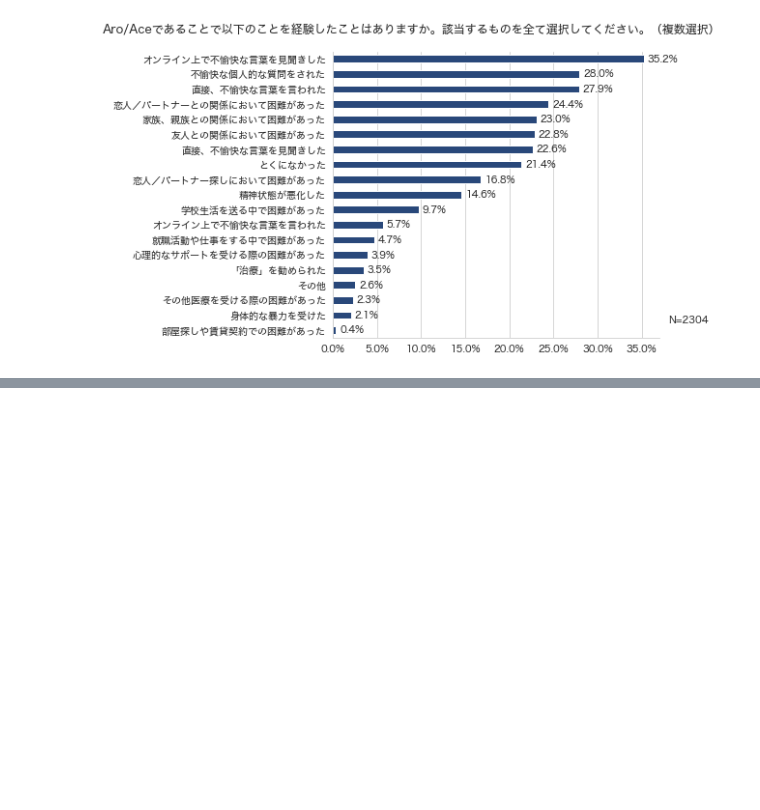
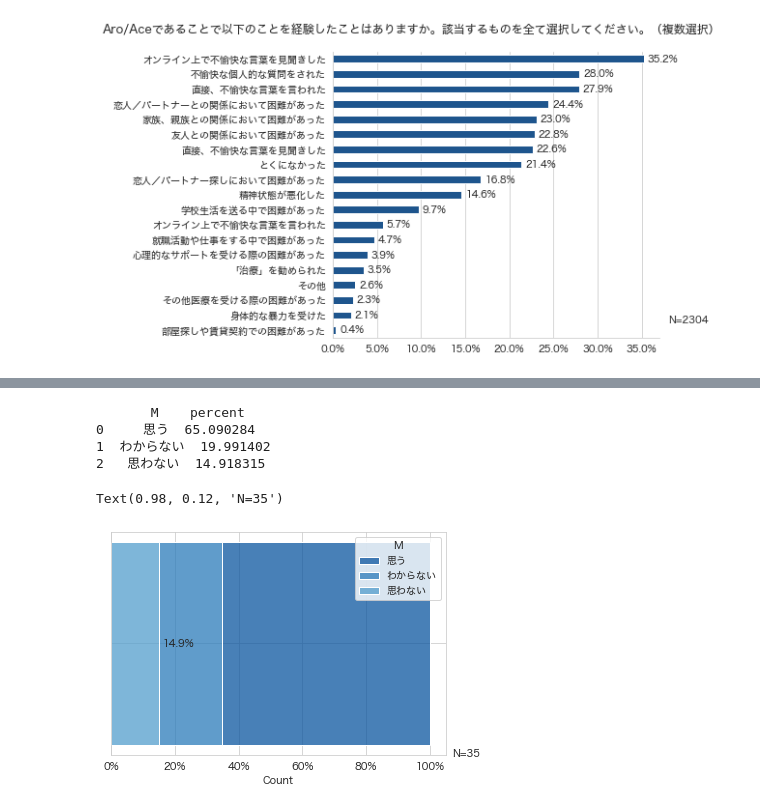
Before and after one commit to ypresto/asloop-survey, a Jupyter notebook: plot.ipynb, the cells around one changed output, grey strips where cells are left out. Cells and saved outputs as stored; diff of their text form; code cells hidden in the pictures; blank space fills up the shorter version.

```diff
--- a/plot.ipynb
+++ b/plot.ipynb
@@ -165,0 +178,40 @@ Text(0.98, 0.12, 'N=2331')
+# %%
+# 二次元
+
+counts = (df['M']
+          .value_counts(normalize=True)
+          .mul(100)
+          .rename_axis('M')
+          .rename('percent')
+          .reset_index())
+print(counts)
+
+
+# grid: FacetGrid = sns.histplot(data=counts, x='percent', y='Y', hue='S', kind='bar', orient='h', multiple = 'stack', color='#1C4587', width=0.5, height=5, aspect=16/9)
+
+grid: FacetGrid = sns.histplot(
+    data=counts, y=[''] * len(counts), hue='M', weights='percent',
+    multiple='stack', shrink=0.8, discrete=True,
+    # hue_order=counts['M'][::-1]
+)
+
+figure: Figure = grid.figure
+
+ax = figure.axes[0]
+ax.set_ylabel('')
+ax.get_legend().set_label('')
+ax.xaxis.set_major_formatter(ticker.PercentFormatter())
+ax.xaxis.set_major_locator(percent_locator)
+ax.bar_label(ax.containers[0], fmt='%.1f%%', padding=4)
+figure.subplots_adjust(top=0.9, right=0.9)
+figure.text(0.98, 0.12, f"N={n}", ha='right')
+
+# ax.legend(labels=counts['M'].unique()[::-1],
+#            bbox_to_anchor=(1, 1), fontsize=8)
+# %% [output]
+       M    percent
+0     思う  65.090284
+1  わからない  19.991402
+2   思わない  14.918315
+Text(0.98, 0.12, 'N=35')
+[figure, added]
```
Also changed, not shown: parts of 8 cells of this notebook.
